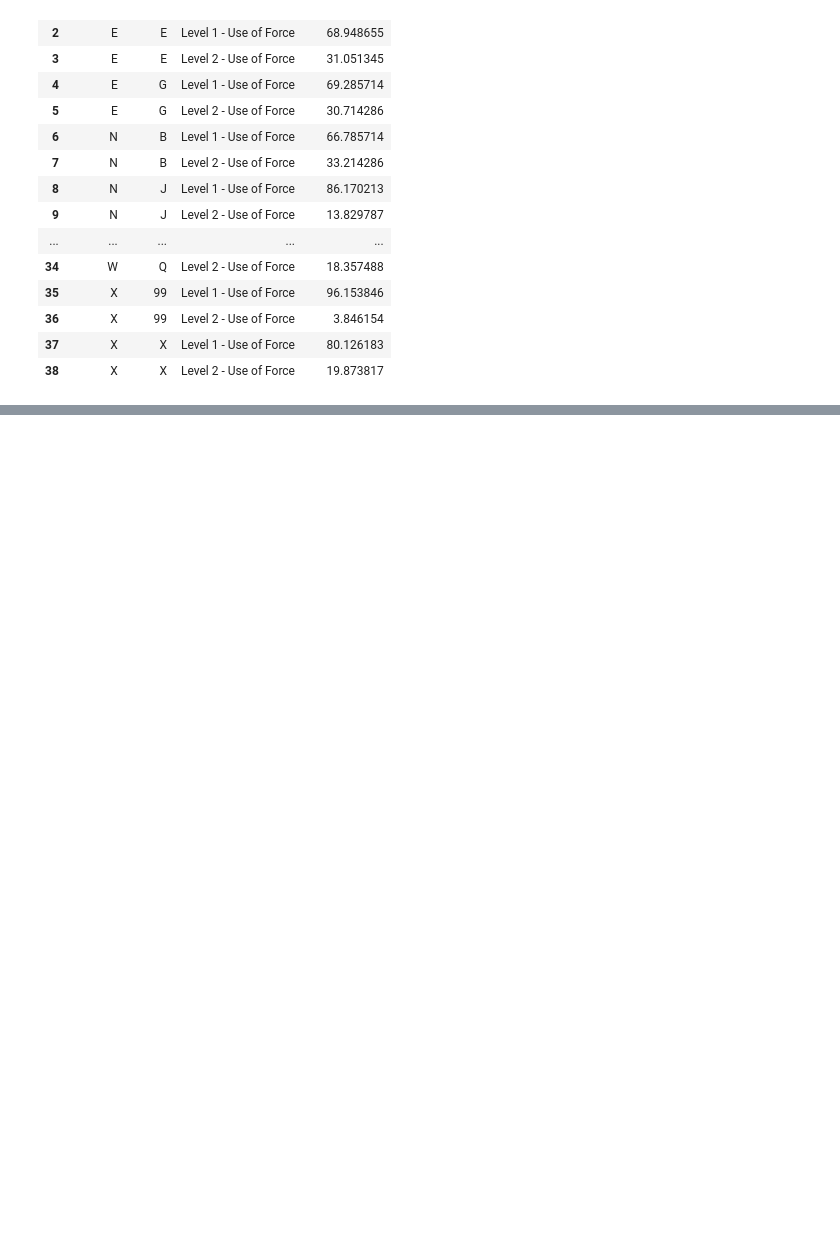
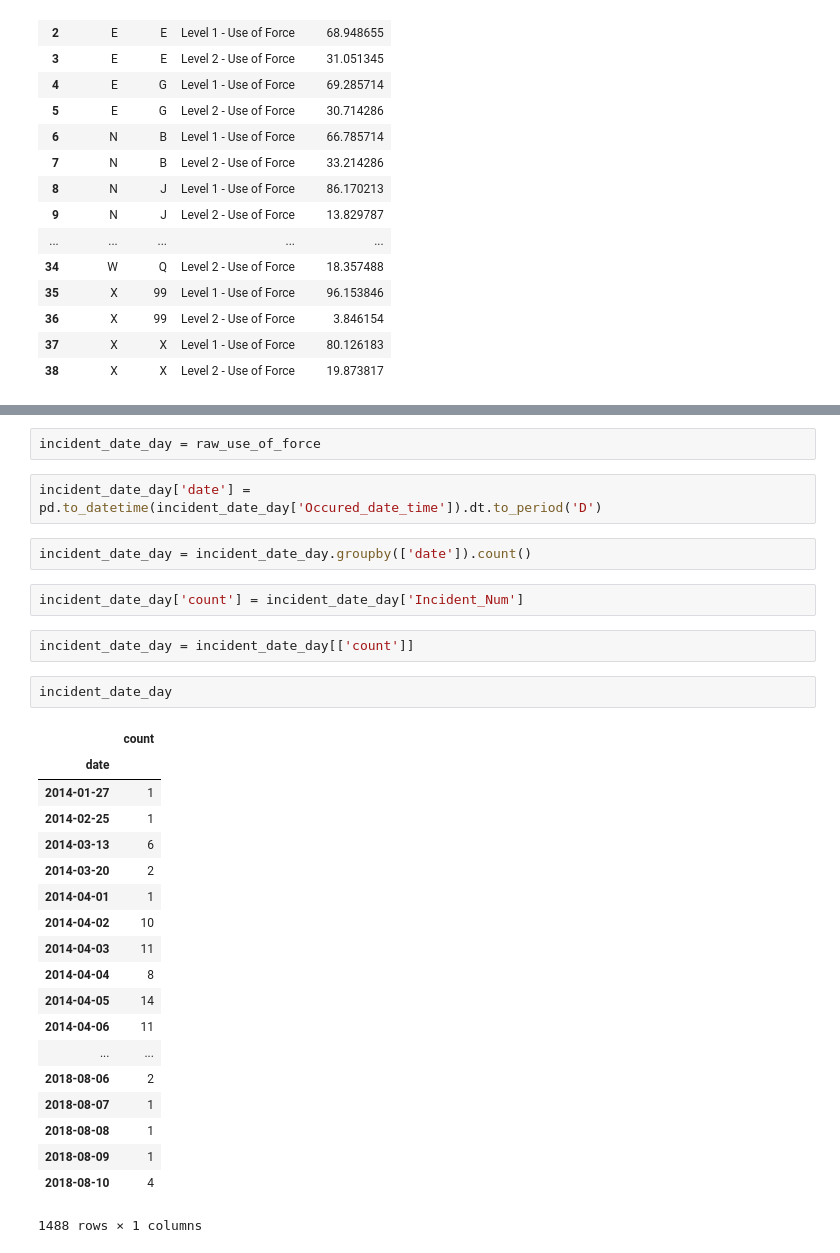
Before and after one commit to clairtonm/atlanticoDSTest, a Jupyter notebook: Notebooks/Untitled.ipynb, the cells around one changed output, grey strips where cells are left out. Saved outputs shown, nothing was run; the diff lists cells and outputs as text; blank space fills up the shorter version.

```diff
--- a/Notebooks/Untitled.ipynb
+++ b/Notebooks/Untitled.ipynb
@@ -149,0 +172,32 @@ sector_incidente_percent.reset_index()
+# %%
+incident_date_day = raw_use_of_force
+# %%
+incident_date_day['date'] = pd.to_datetime(incident_date_day['Occured_date_time']).dt.to_period('D')
+# %%
+incident_date_day = incident_date_day.groupby(['date']).count()
+# %%
+incident_date_day['count'] = incident_date_day['Incident_Num']
+# %%
+incident_date_day = incident_date_day[['count']]
+# %%
+incident_date_day
+# %% [output]
+|  | count |
+| date |  |
+| 2014-01-27 | 1 |
+| 2014-02-25 | 1 |
+| 2014-03-13 | 6 |
+| 2014-03-20 | 2 |
+| 2014-04-01 | 1 |
+| 2014-04-02 | 10 |
+| 2014-04-03 | 11 |
+| 2014-04-04 | 8 |
+| 2014-04-05 | 14 |
+| 2014-04-06 | 11 |
+| ... | ... |
+| 2018-08-06 | 2 |
+| 2018-08-07 | 1 |
+| 2018-08-08 | 1 |
+| 2018-08-09 | 1 |
+| 2018-08-10 | 4 |
+1488 rows × 1 columns
```
Also changed, not shown: parts of 37 cells of this notebook.
